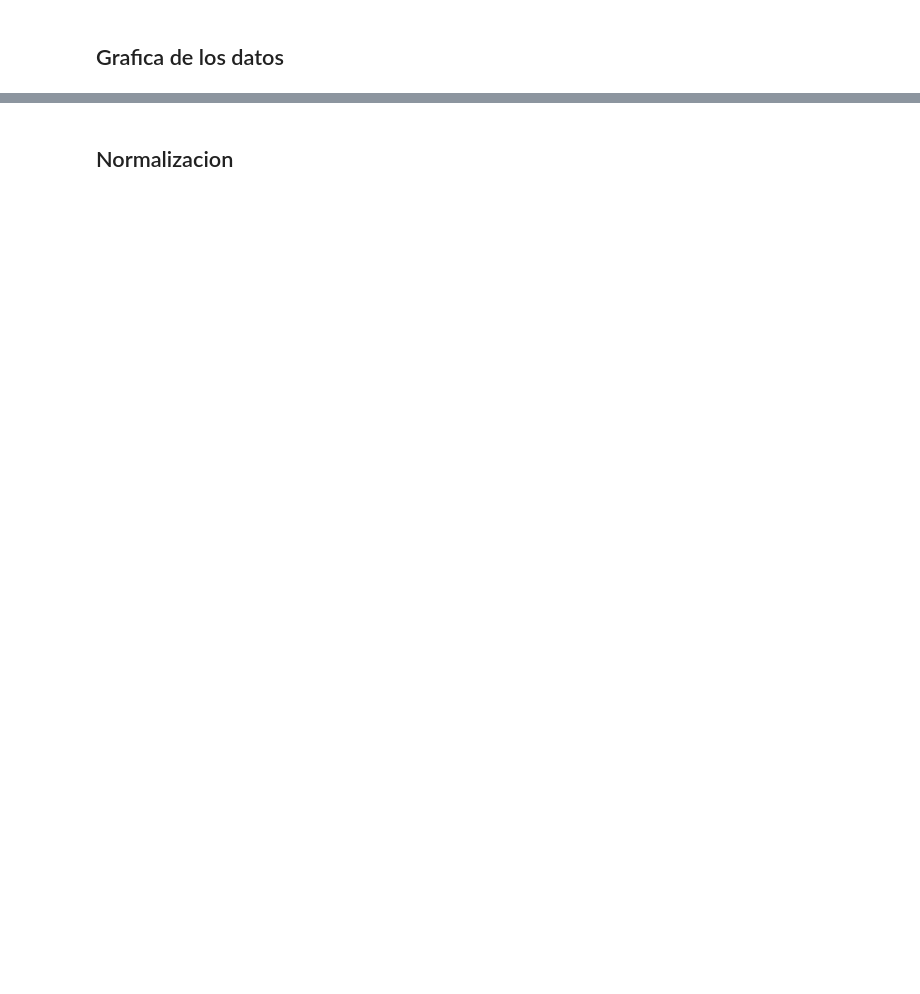
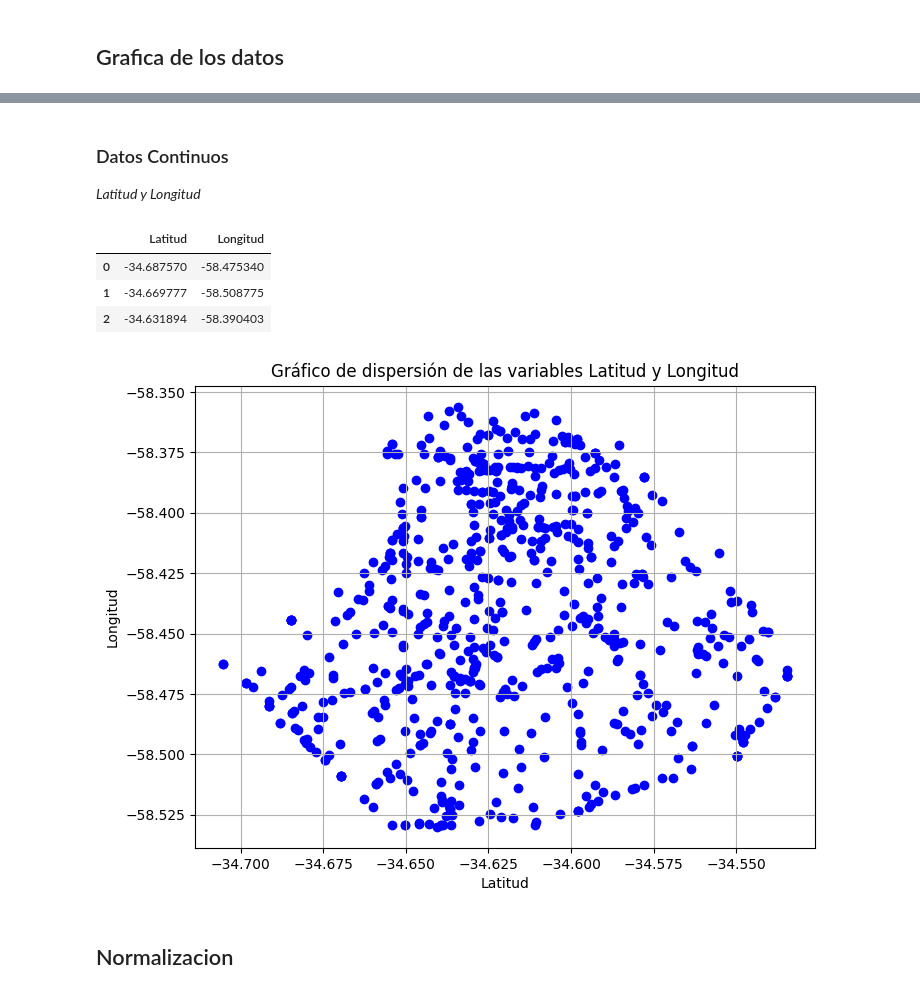
Before and after one commit to Remolino777/Baires_Accidents, a Jupyter notebook: EDA/EDA_hechos.ipynb, the cells around one changed output, grey strips where cells are left out. Saved outputs shown, nothing was run; the diff lists cells and outputs as text; code cells hidden in the pictures; blank space fills up the shorter version.

```diff
--- a/EDA/EDA_hechos.ipynb
+++ b/EDA/EDA_hechos.ipynb
@@ -243,3 +378,24 @@ Hay unos cuantos outlyers pero se encunentran en el limite de la ciudad.
+# %% [markdown]
+### Datos Continuos
+*Latitud y Longitud*
+# %%
+df3[['Latitud','Longitud']].head(3)
+# %% [output]
+|  | Latitud | Longitud |
+| 0 | -34.687570 | -58.475340 |
+| 1 | -34.669777 | -58.508775 |
+| 2 | -34.631894 | -58.390403 |
+# %%
+# Graficamos los puntos de referencia para verificar que se en cuentran dentro de lo esperado del mapa de Baires. y que todos las cordenadas son numericas
+plt.figure(figsize=(8, 6))
+plt.scatter(df3['Latitud'], df3['Longitud'], color='blue', marker='o')
+plt.xlabel('Latitud')
+plt.ylabel('Longitud')
+plt.title('Gráfico de dispersión de las variables Latitud y Longitud')
+plt.grid(True)
+plt.show()
+# %% [output]
+[figure, added]
 # %% [markdown]
 ## Normalizacion
 # %%
```
Also changed, not shown: parts of 32 cells of this notebook, 1 other file.
